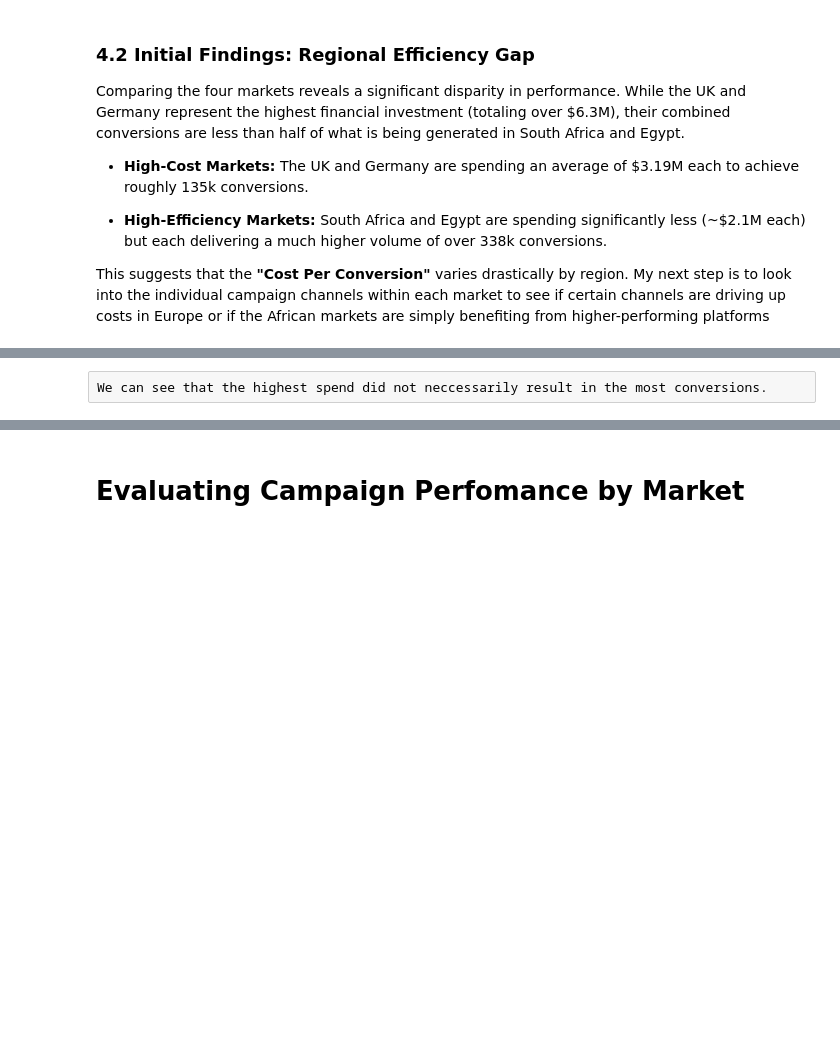
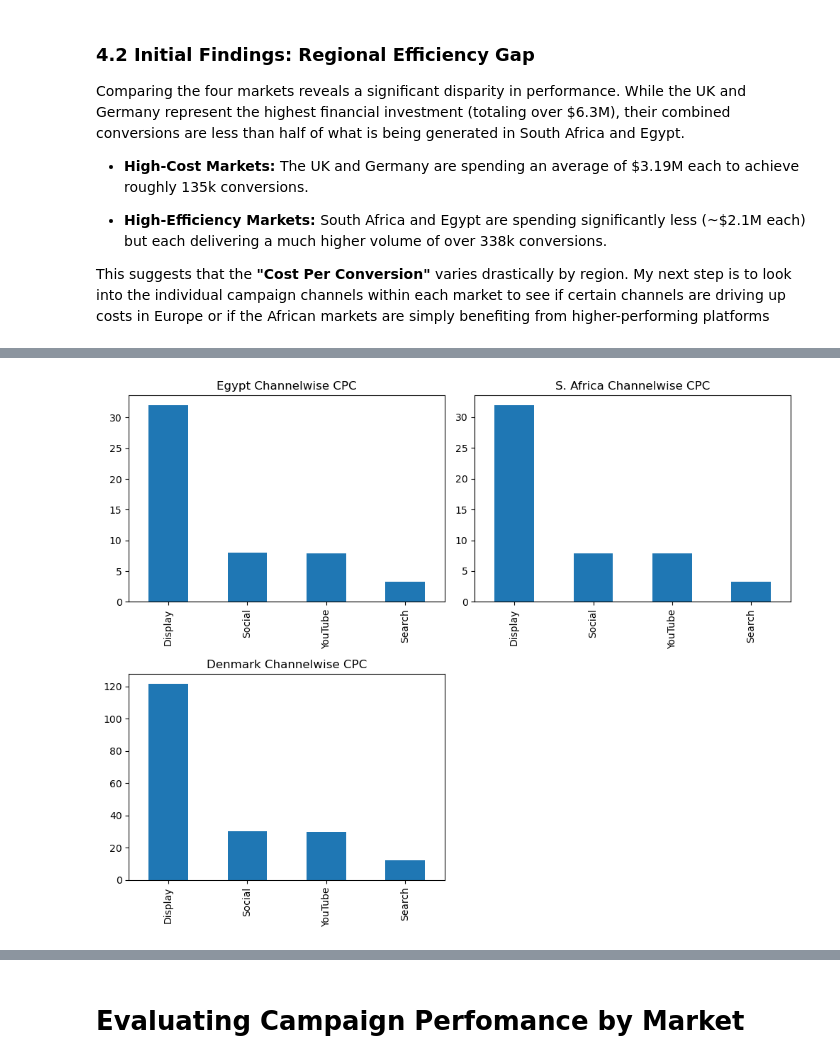
Before and after one commit to winniechebet/DigData-X-Google-GeminiPro-Marketing-Campaign-Analysis, a Jupyter notebook: campaign_data_inspection.ipynb, the cells around one changed output, grey strips where cells are left out. Saved outputs shown, nothing was run; the diff lists cells and outputs as text; code cells hidden in the pictures; blank space fills up the shorter version.

```diff
--- a/campaign_data_inspection.ipynb
+++ b/campaign_data_inspection.ipynb
@@ -181,3 +188,19 @@ campaign_data.loc[campaign_data["Conversions"] == campaign_data["Conversions"].m
 # %%
-campaign_data.loc[campaign_data["Conversions"] > 1000,
-["Channel", "Market", "Conversions", "Impressions", "Reach", "Spend_USD"]]["Channel"].value_counts()
+# 1. Germany (DE) Channel Analysis
+de_channel_summary = de_data.groupby("Channel")[["Spend_USD", "Conversions"]].sum()
+de_channel_summary["CPC"] = round(de_channel_summary["Spend_USD"] / de_channel_summary["Conversions"], 2)
+de_channel_summary = de_channel_summary.sort_values(by="CPC", ascending=False)
+
+# 2. South Africa (SA) Channel Analysis
+sa_channel_summary = sa_data.groupby("Channel")[["Spend_USD", "Conversions"]].sum()
+sa_channel_summary["CPC"] = round(sa_channel_summary["Spend_USD"] / sa_channel_summary["Conversions"], 2)
+sa_channel_summary = sa_channel_summary.sort_values(by="CPC", ascending=False)
+
+# 3. Egypt (EG) Channel Analysis
+eg_channel_summary = eg_data.groupby("Channel")[["Spend_USD", "Conversions"]].sum()
+eg_channel_summary["CPC"] = round(eg_channel_summary["Spend_USD"] / eg_channel_summary["Conversions"], 2)
+eg_channel_summary = eg_channel_summary.sort_values(by="CPC", ascending=False)
+
+# Display a sample for quick comparison (e.g., Egypt)
+print("Egypt Market Efficiency:")
+eg_channel_summary
@@ -184,4 +215,35 @@ campaign_data.loc[campaign_data["Conversions"] > 1000,
 # %%
-# assert campaign_data.iloc[607, 5] == campaign_data["Spend_USD"].max(), f"Highest spend was {campaign_data["Spend_USD"].max()}, not {campaign_data.iloc[607, 5]} "
+fig, axes = plt.subplots(nrows=2, ncols=2, figsize=(10, 8))
+
+# Egypt's channel cpc
+egypt_cpc = axes[0, 0]
+eg_channel_summary["CPC"].plot(kind="bar",
+                               title="Egypt Channelwise CPC",
+                               xlabel="",
+                               ylabel="",
+                               ax=egypt_cpc)
+
+# South Africa's cpc
+sa_cpc = axes[0, 1]
+sa_channel_summary["CPC"].plot(kind="bar",
+                               title="S. Africa Channelwise CPC",
+                               xlabel="",
+                               ylabel="",
+                               ax=sa_cpc)
+
+# Denmarks cpc
+de_cpc = axes[1, 0]
+de_channel_summary["CPC"].plot(kind="bar",
+                               title="Denmark Channelwise CPC",
+                               xlabel="",
+                               ylabel="",
+                              ax=de_cpc);
+
+# Remove unused axis
+axes[1, 1].remove()
+
+# 5. Clean up layout so labels don't overlap
+plt.tight_layout()
+plt.show()
+# %% [output]
+[figure, added]
-# %% [raw]
-We can see that the highest spend did not neccessarily result in the most conversions.
```
Also changed, not shown: parts of 20 cells of this notebook.
